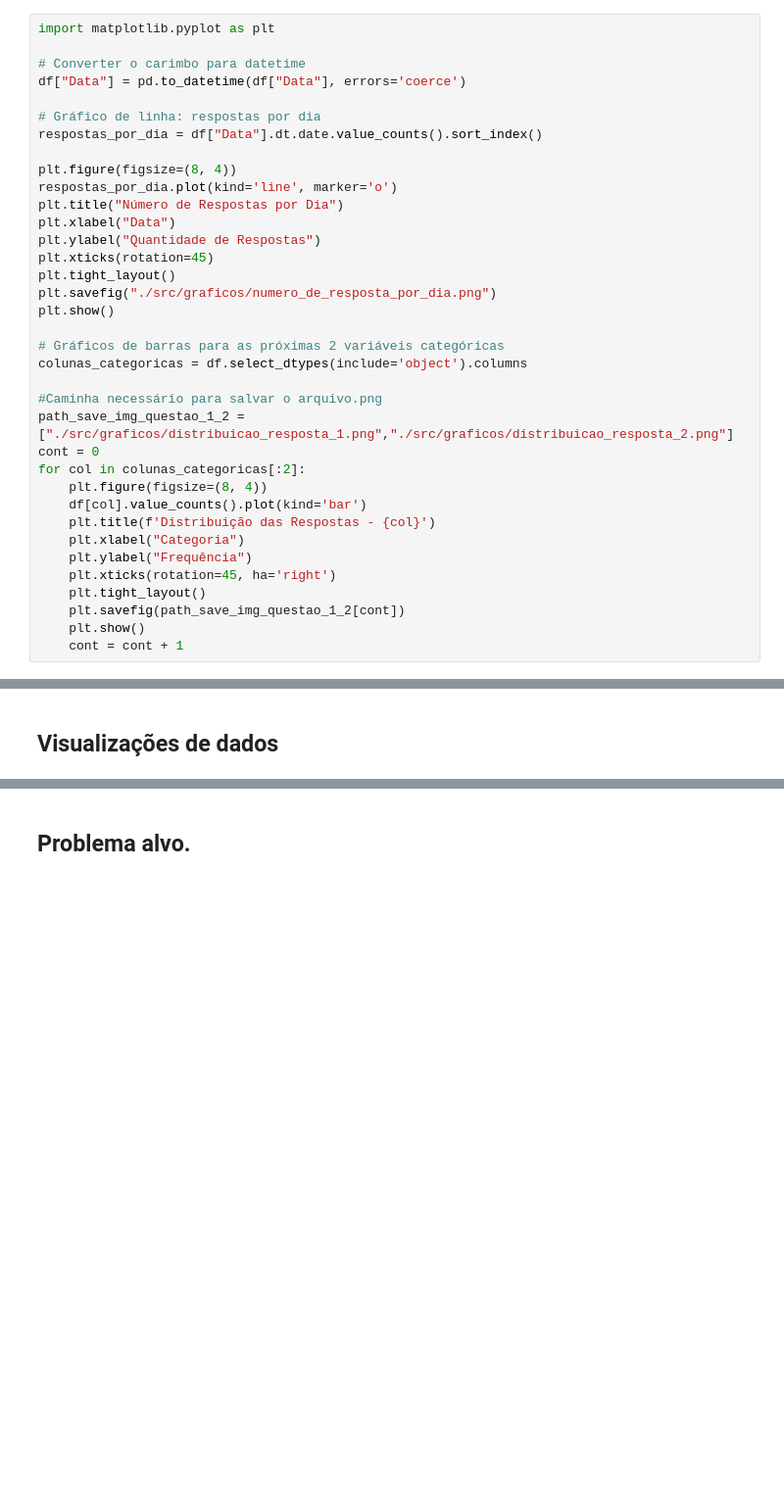
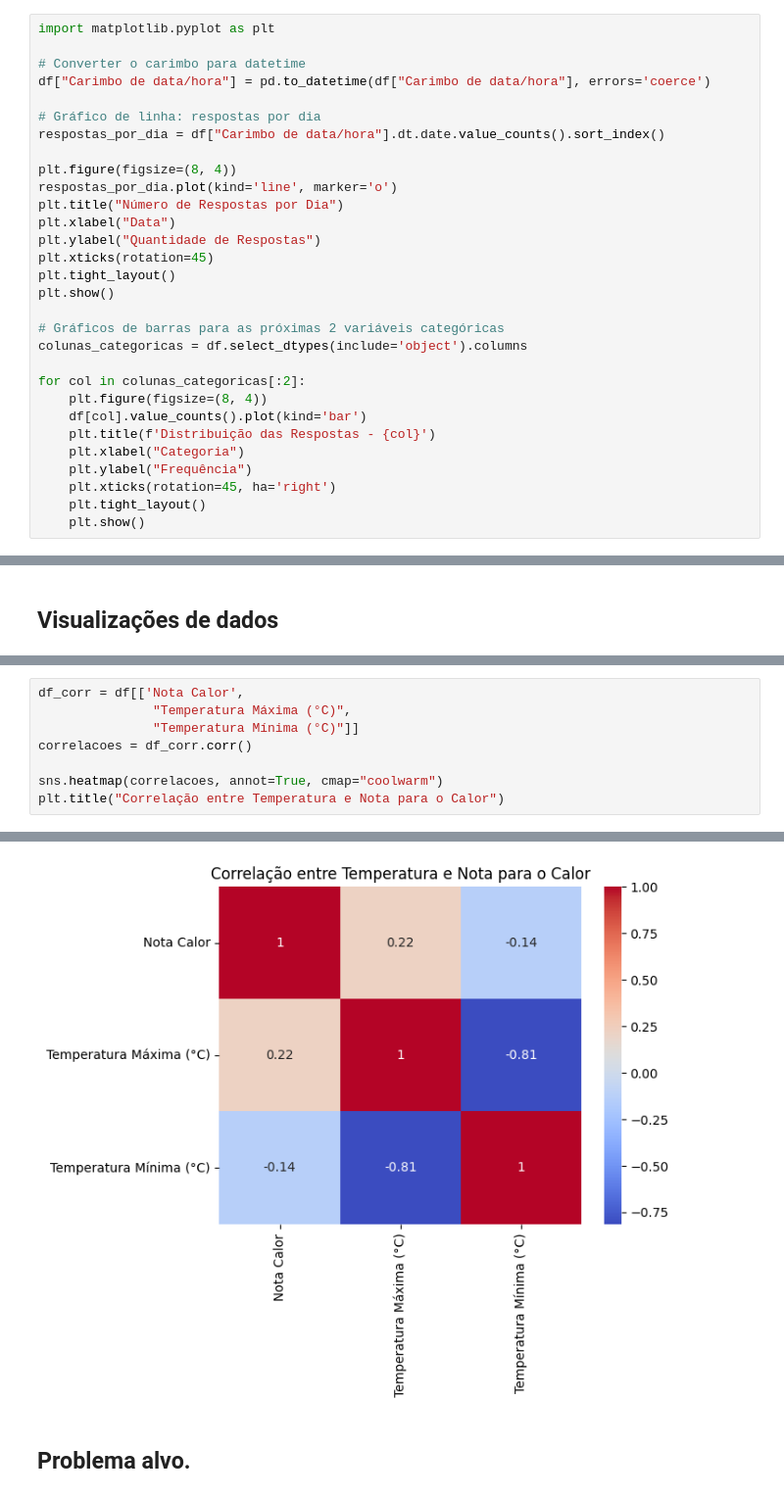
Before and after one commit to FranCosMonX/UFPI---Ciencia-de-dados, a Jupyter notebook: computacao_aplicada.ipynb, the cells around one changed output, grey strips where cells are left out. Shown: that part at 98% size. Saved outputs shown, nothing was run; the diff lists cells and outputs as text; blank space fills up the shorter version.

```diff
--- a/computacao_aplicada.ipynb
+++ b/computacao_aplicada.ipynb
@@ -348,10 +397,10 @@ Name: count, dtype: int64
 import matplotlib.pyplot as plt
 
 # Converter o carimbo para datetime
-df["Data"] = pd.to_datetime(df["Data"], errors='coerce')
+df["Carimbo de data/hora"] = pd.to_datetime(df["Carimbo de data/hora"], errors='coerce')
 
 # Gráfico de linha: respostas por dia
-respostas_por_dia = df["Data"].dt.date.value_counts().sort_index()
+respostas_por_dia = df["Carimbo de data/hora"].dt.date.value_counts().sort_index()
 
 plt.figure(figsize=(8, 4))
 respostas_por_dia.plot(kind='line', marker='o')
@@ -360,15 +409,11 @@ plt.xlabel("Data")
 plt.ylabel("Quantidade de Respostas")
 plt.xticks(rotation=45)
 plt.tight_layout()
-plt.savefig("./src/graficos/numero_de_resposta_por_dia.png")
 plt.show()
 
 # Gráficos de barras para as próximas 2 variáveis categóricas
 colunas_categoricas = df.select_dtypes(include='object').columns
 
-#Caminha necessário para salvar o arquivo.png
-path_save_img_questao_1_2 = ["./src/graficos/distribuicao_resposta_1.png","./src/graficos/distribuicao_resposta_2.png"]
-cont = 0
 for col in colunas_categoricas[:2]:
     plt.figure(figsize=(8, 4))
     df[col].value_counts().plot(kind='bar')
@@ -377,9 +422,7 @@ for col in colunas_categoricas[:2]:
     plt.ylabel("Frequência")
     plt.xticks(rotation=45, ha='right')
     plt.tight_layout()
-    plt.savefig(path_save_img_questao_1_2[cont])
     plt.show()
-    cont = cont + 1
 # %% [output]
 [figure]
 [figure]
@@ -429,0 +506,9 @@ plt.show()
+# %%
+df_corr = df[['Nota Calor',
+               "Temperatura Máxima (°C)",
+               "Temperatura Mínima (°C)"]]
+correlacoes = df_corr.corr()
+
+sns.heatmap(correlacoes, annot=True, cmap="coolwarm")
+plt.title("Correlação entre Temperatura e Nota para o Calor")
+# %% [output]
@@ -430,3 +516,4 @@ plt.show()
+[figure, added]
 # %% [markdown]
 ## **Problema alvo.**
 # %% [markdown]
```
Also changed, not shown: parts of 15 cells of this notebook.
